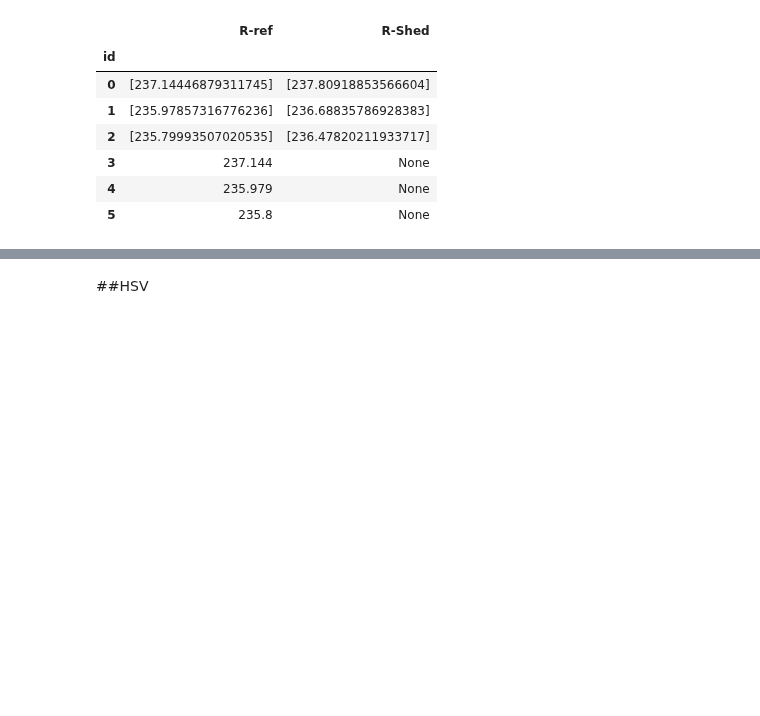
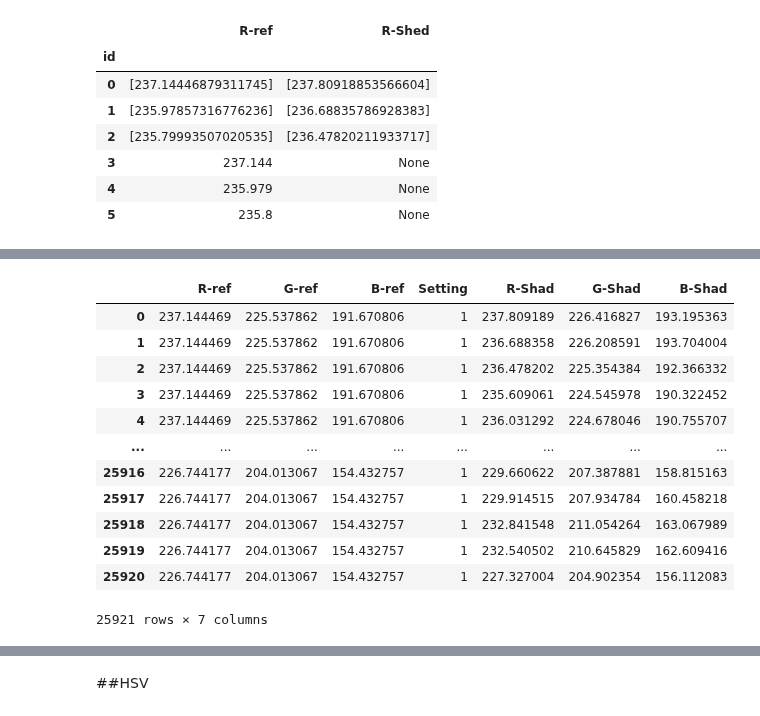
Before and after one commit to waraporn19/Project_2021_matchingcolor, a Jupyter notebook: P1A0.ipynb, the cells around one changed output, grey strips where cells are left out. Saved outputs shown, nothing was run; the diff lists cells and outputs as text; code cells hidden in the pictures; blank space fills up the shorter version.

```diff
--- a/P1A0.ipynb
+++ b/P1A0.ipynb
@@ -247,4 +269,4 @@ for img in A1_set1['ชื่อไฟล์ข้อมูล']:
 cols=['R-ref', 'G-ref' , 'B-ref']
 S1=pd.DataFrame(list_total1,columns=cols)
 S1.index.names=['id']
-S1
+S1['Setting']=1;
@@ -311,0 +330,17 @@ KeyError: ignored
+# %%
+table = S1.merge(S2)
+table
+# %% [output]
+|  | R-ref | G-ref | B-ref | Setting | R-Shad | G-Shad | B-Shad |
+| 0 | 237.144469 | 225.537862 | 191.670806 | 1 | 237.809189 | 226.416827 | 193.195363 |
+| 1 | 237.144469 | 225.537862 | 191.670806 | 1 | 236.688358 | 226.208591 | 193.704004 |
+| 2 | 237.144469 | 225.537862 | 191.670806 | 1 | 236.478202 | 225.354384 | 192.366332 |
+| 3 | 237.144469 | 225.537862 | 191.670806 | 1 | 235.609061 | 224.545978 | 190.322452 |
+| 4 | 237.144469 | 225.537862 | 191.670806 | 1 | 236.031292 | 224.678046 | 190.755707 |
+| ... | ... | ... | ... | ... | ... | ... | ... |
+| 25916 | 226.744177 | 204.013067 | 154.432757 | 1 | 229.660622 | 207.387881 | 158.815163 |
+| 25917 | 226.744177 | 204.013067 | 154.432757 | 1 | 229.914515 | 207.934784 | 160.458218 |
+| 25918 | 226.744177 | 204.013067 | 154.432757 | 1 | 232.841548 | 211.054264 | 163.067989 |
+| 25919 | 226.744177 | 204.013067 | 154.432757 | 1 | 232.540502 | 210.645829 | 162.609416 |
+| 25920 | 226.744177 | 204.013067 | 154.432757 | 1 | 227.327004 | 204.902354 | 156.112083 |
+25921 rows × 7 columns
```
Also changed, not shown: parts of 20 cells of this notebook.
